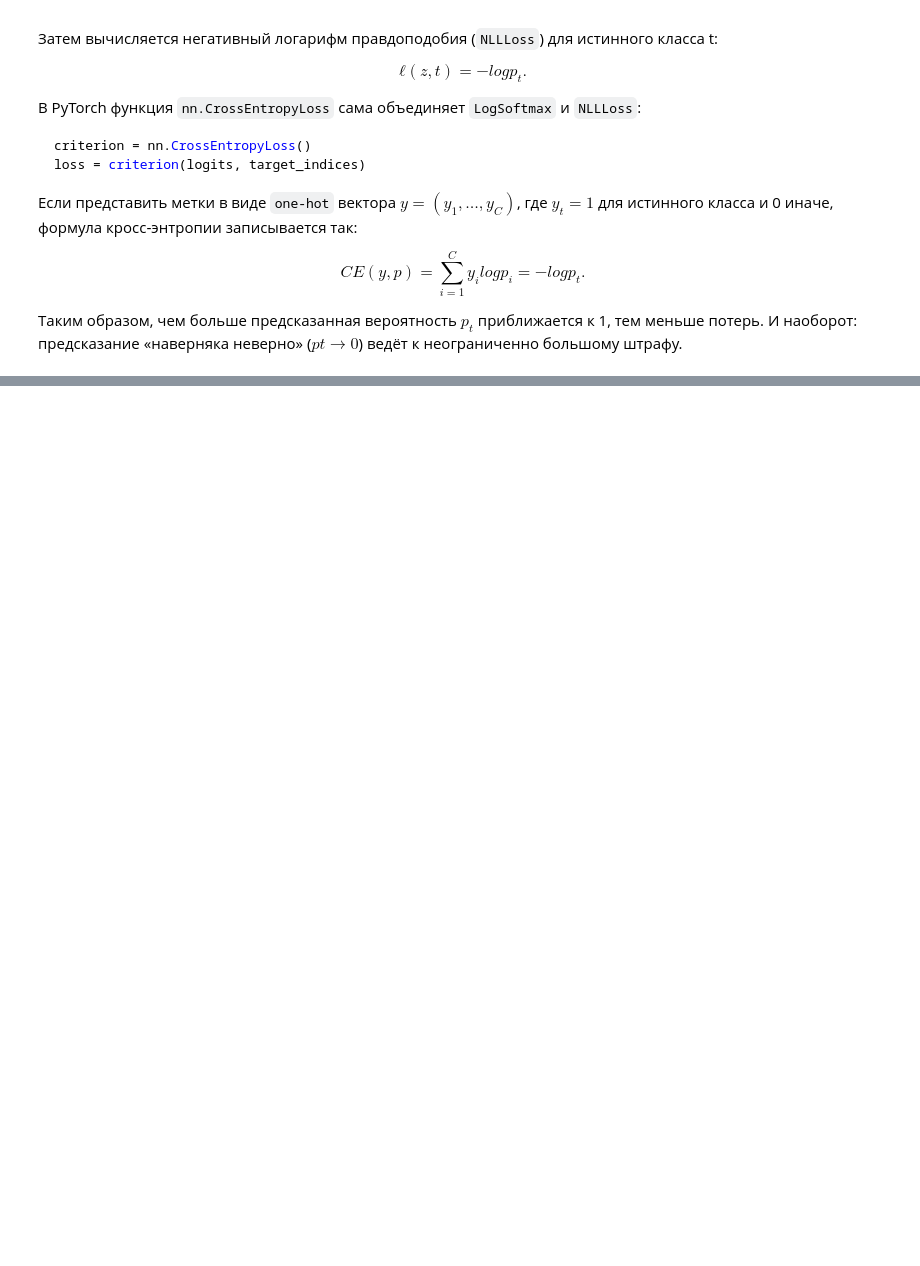
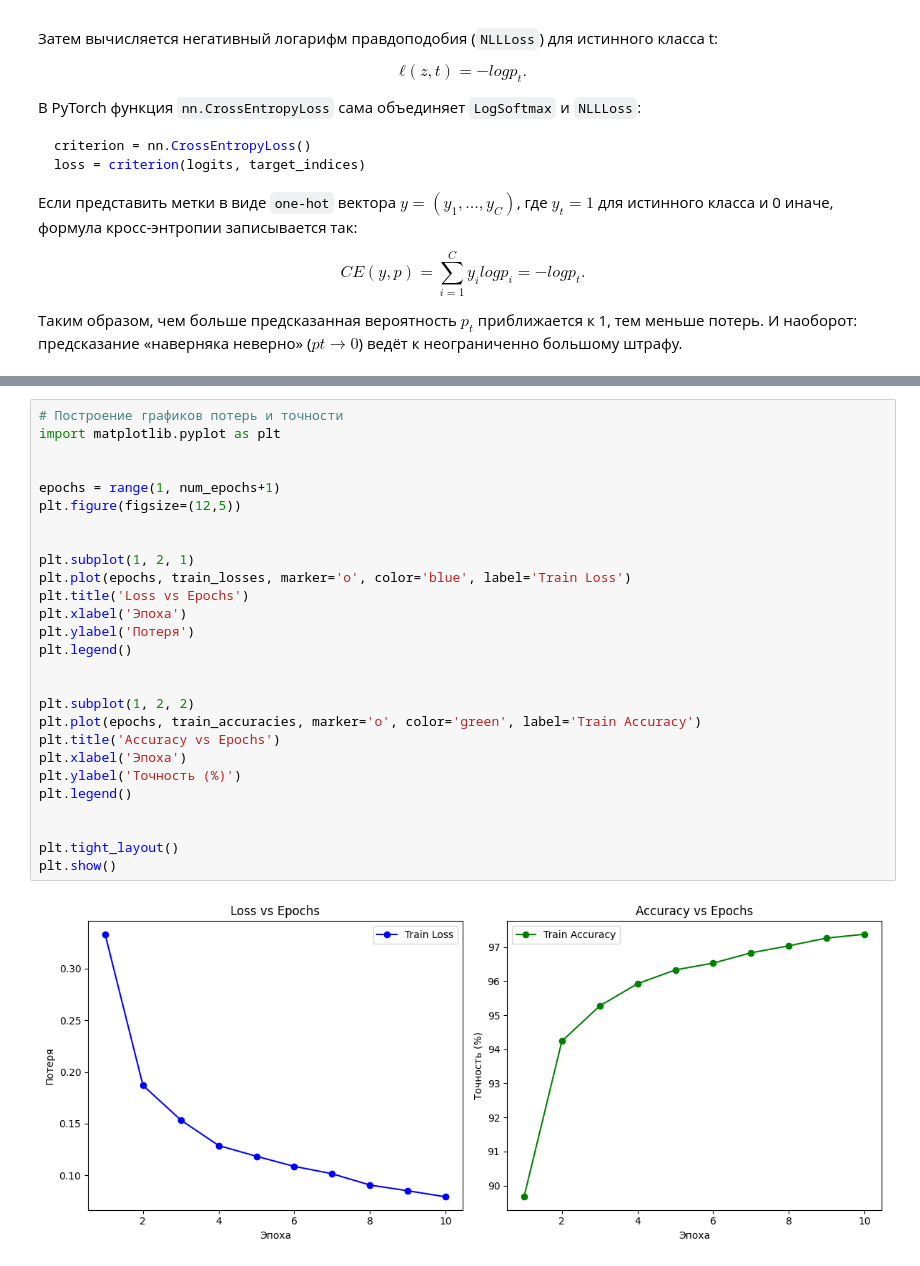
Before and after one commit to Ollldman/ml_dl_experiments, a Jupyter notebook: ml_dl_experiments/dl/dl_modules/second_theme_PyTorch/4.MLP_for_MNIST.ipynb, the cells around one changed output, grey strips where cells are left out. Saved outputs shown, nothing was run; the diff lists cells and outputs as text; blank space fills up the shorter version.

```diff
--- a/ml_dl_experiments/dl/dl_modules/second_theme_PyTorch/4.MLP_for_MNIST.ipynb
+++ b/ml_dl_experiments/dl/dl_modules/second_theme_PyTorch/4.MLP_for_MNIST.ipynb
@@ -826,0 +1059,29 @@
+# %%
+# Построение графиков потерь и точности
+import matplotlib.pyplot as plt
+
+
+epochs = range(1, num_epochs+1)
+plt.figure(figsize=(12,5))
+
+
+plt.subplot(1, 2, 1)
+plt.plot(epochs, train_losses, marker='o', color='blue', label='Train Loss')
+plt.title('Loss vs Epochs')
+plt.xlabel('Эпоха')
+plt.ylabel('Потеря')
+plt.legend()
+
+
+plt.subplot(1, 2, 2)
+plt.plot(epochs, train_accuracies, marker='o', color='green', label='Train Accuracy')
+plt.title('Accuracy vs Epochs')
+plt.xlabel('Эпоха')
+plt.ylabel('Точность (%)')
+plt.legend()
+
+
+plt.tight_layout()
+plt.show()
+# %% [output]
+[figure, added]
```
Also changed, not shown: parts of 6 cells of this notebook, 1 other file.
